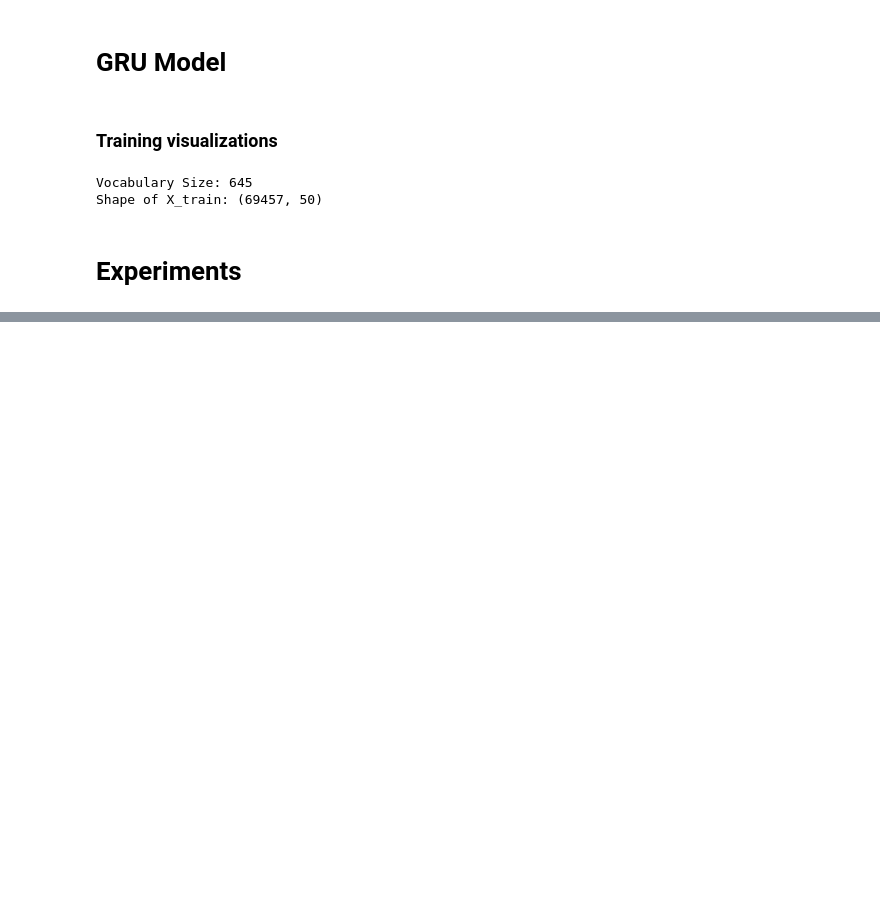
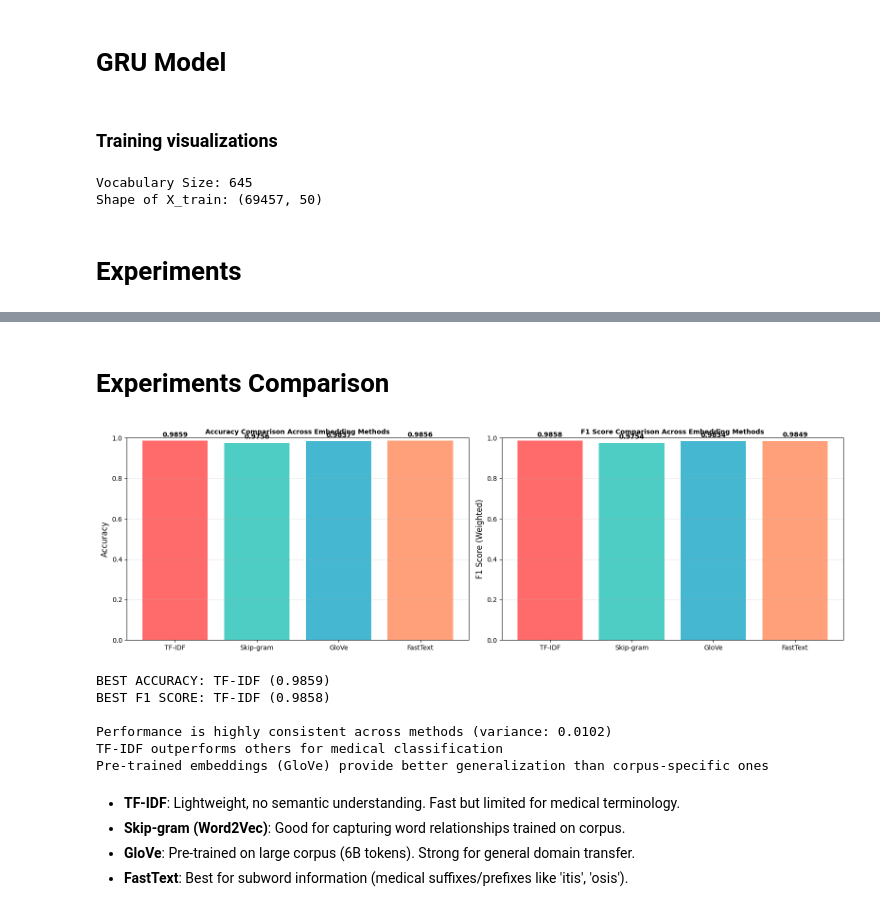
Before and after one commit to elyse003/Formative2_Medical_Text_Classification, a Jupyter notebook: notebooks/04_egide_gru.ipynb, the cells around one changed output, grey strips where cells are left out. Cells and saved outputs as stored; diff of their text form; code cells hidden in the pictures; blank space fills up the shorter version.

Commit message:
chore: added models comparison table

```diff
--- a/notebooks/04_egide_gru.ipynb
+++ b/notebooks/04_egide_gru.ipynb
@@ -797,0 +803,58 @@ Final Results:
+# %% [markdown]
+# Experiments Comparison
+# %%
+# Plot comparison of all 4 experiments
+fig, axes = plt.subplots(1, 2, figsize=(16, 5))
+
+# Change results to results_df for plotting and ensure indices are correct integers
+results_df = results_df.reset_index(drop=True) # Ensure index is 0,1,2,3 for plotting
+
+# Accuracy comparison
+axes[0].bar(results_df['Embedding_Method'], results_df['Accuracy'], color=['#FF6B6B', '#4ECDC4', '#45B7D1', '#FFA07A'])
+axes[0].set_title('Accuracy Comparison Across Embedding Methods', fontsize=10, fontweight='bold')
+axes[0].set_ylabel('Accuracy', fontsize=12)
+axes[0].set_ylim([0, 1])
+for i, v in enumerate(results_df['Accuracy']):
+    axes[0].text(i, v + 0.02, f'{v:.4f}', ha='center', fontweight='bold')
+axes[0].grid(axis='y', alpha=0.3)
+
+# F1 Score comparison
+axes[1].bar(results_df['Embedding_Method'], results_df['F1_Score'], color=['#FF6B6B', '#4ECDC4', '#45B7D1', '#FFA07A'])
+axes[1].set_title('F1 Score Comparison Across Embedding Methods', fontsize=10, fontweight='bold')
+axes[1].set_ylabel('F1 Score (Weighted)', fontsize=12)
+axes[1].set_ylim([0, 1])
+for i, v in enumerate(results_df['F1_Score']):
+    axes[1].text(i, v + 0.02, f'{v:.4f}', ha='center', fontweight='bold')
+axes[1].grid(axis='y', alpha=0.3)
+
+plt.tight_layout()
+plt.show()
+
+# Summary observation
+best_acc_idx = results_df['Accuracy'].idxmax()
+best_f1_idx = results_df['F1_Score'].idxmax()
+
+print(f"\nBEST ACCURACY: {results_df.loc[best_acc_idx, 'Embedding_Method']} ({results_df.loc[best_acc_idx, 'Accuracy']:.4f})")
+print(f"BEST F1 SCORE: {results_df.loc[best_f1_idx, 'Embedding_Method']} ({results_df.loc[best_f1_idx, 'F1_Score']:.4f})\n")
+
+score_range = results_df['Accuracy'].max() - results_df['Accuracy'].min()
+if score_range < 0.05:
+    print(f"Performance is highly consistent across methods (variance: {score_range:.4f})")
+else:
+    print(f"Significant performance gap exists (variance: {score_range:.4f})")
+
+print(f"{results_df.loc[best_acc_idx, 'Embedding_Method']} outperforms others for medical classification")
+print(f"Pre-trained embeddings (GloVe) provide better generalization than corpus-specific ones")
+# %% [output]
+[figure, added]
+BEST ACCURACY: TF-IDF (0.9859)
+BEST F1 SCORE: TF-IDF (0.9858)
+
+Performance is highly consistent across methods (variance: 0.0102)
+TF-IDF outperforms others for medical classification
+Pre-trained embeddings (GloVe) provide better generalization than corpus-specific ones
+# %% [markdown]
+- **TF-IDF**: Lightweight, no semantic understanding. Fast but limited for medical terminology.
+- **Skip-gram (Word2Vec)**: Good for capturing word relationships trained on corpus.
+- **GloVe**: Pre-trained on large corpus (6B tokens). Strong for general domain transfer.
+- **FastText**: Best for subword information (medical suffixes/prefixes like 'itis', 'osis').
```
Also changed, not shown: parts of 5 cells of this notebook, 1 other file.
